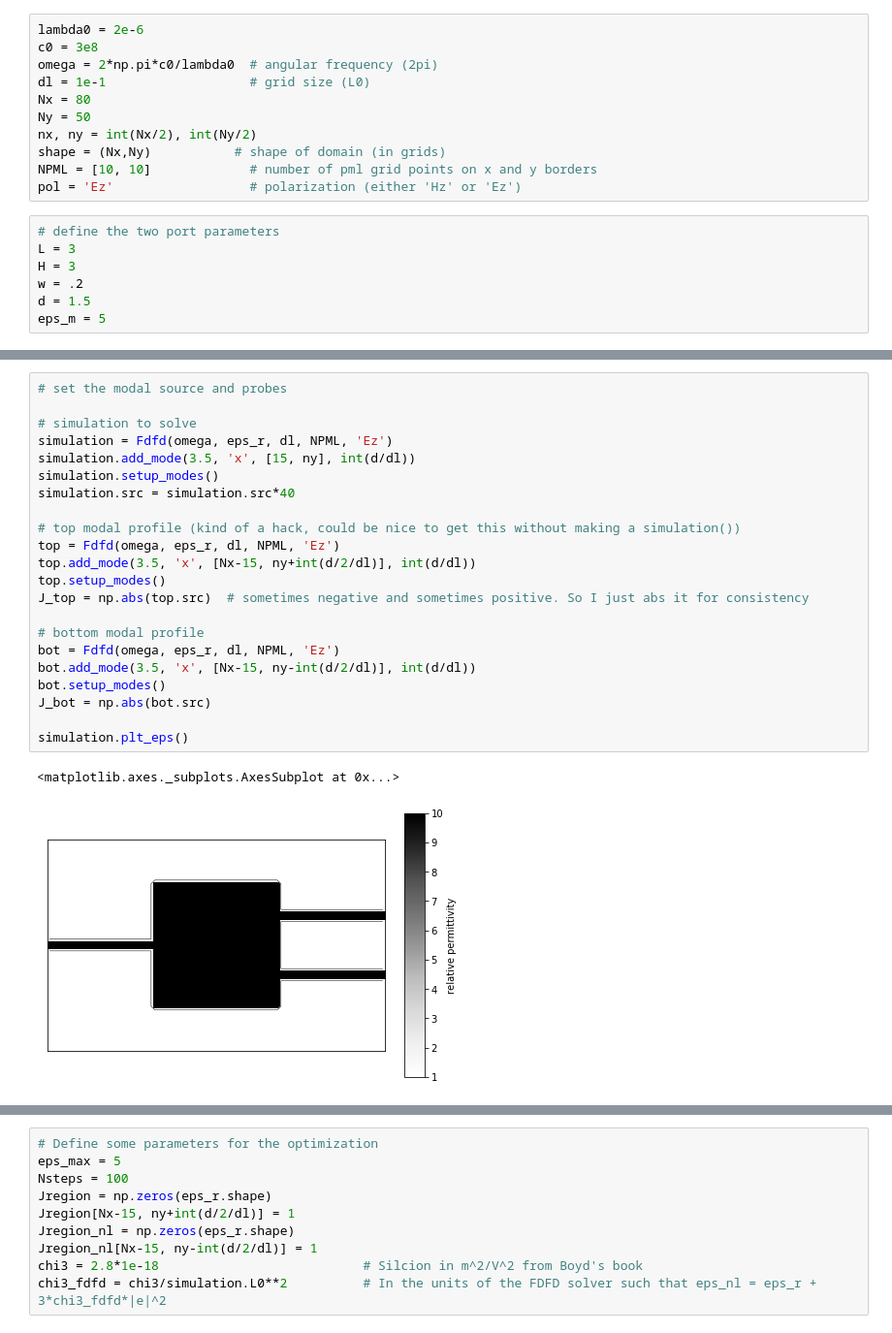
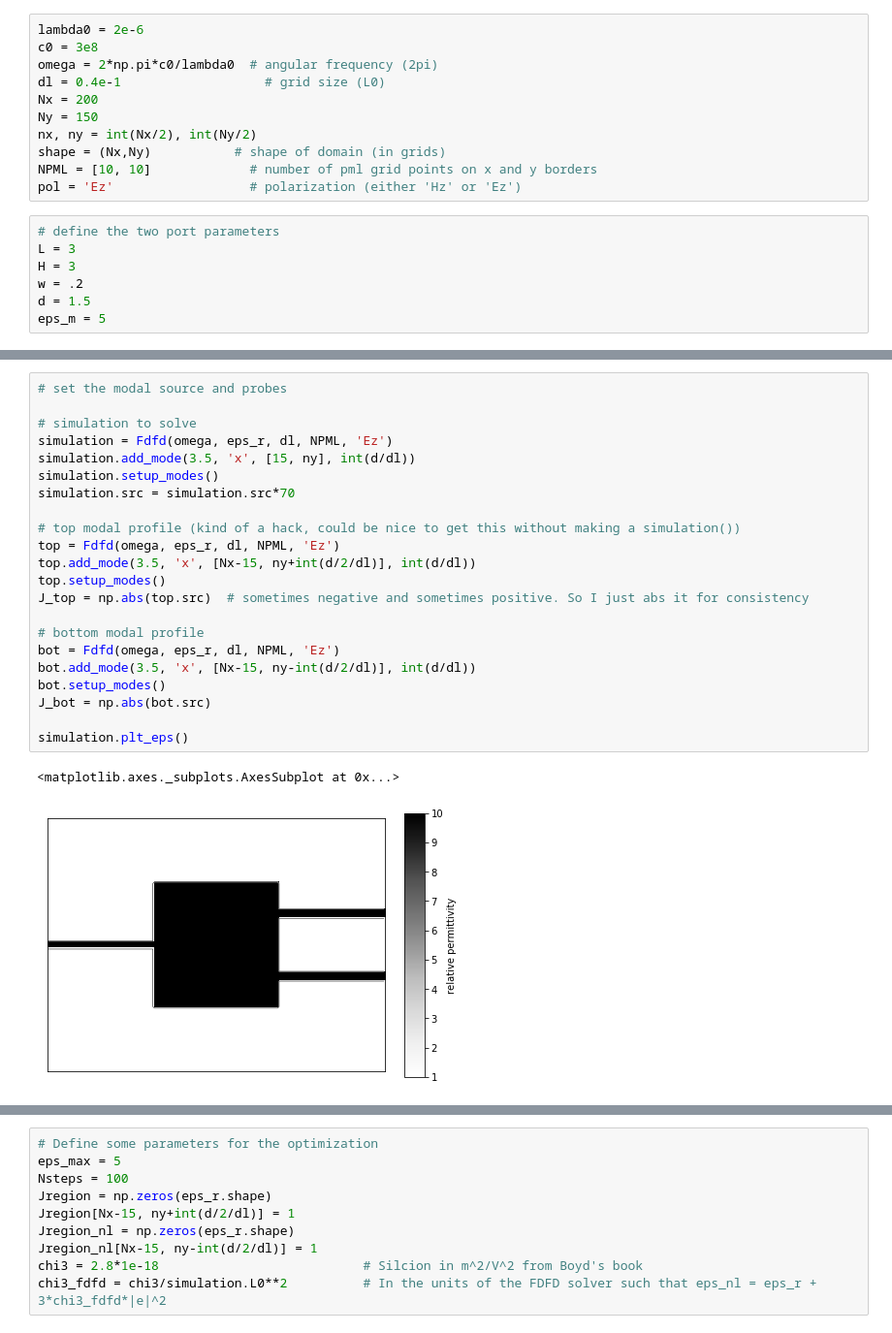
Before and after one commit to fancompute/angler, a Jupyter notebook: Notebooks/Three_Port.ipynb, the cells around one changed output, grey strips where cells are left out. Shown at 97% size. Cells and saved outputs as stored; diff of their text form.

```diff
--- a/Notebooks/Three_Port.ipynb
+++ b/Notebooks/Three_Port.ipynb
@@ -16,9 +19,9 @@ import scipy.sparse as sp
 lambda0 = 2e-6
 c0 = 3e8
 omega = 2*np.pi*c0/lambda0  # angular frequency (2pi)
-dl = 1e-1                   # grid size (L0)
-Nx = 80
-Ny = 50
+dl = 0.4e-1                   # grid size (L0)
+Nx = 200
+Ny = 150
 nx, ny = int(Nx/2), int(Ny/2)
 shape = (Nx,Ny)           # shape of domain (in grids)
 NPML = [10, 10]             # number of pml grid points on x and y borders
@@ -41,28 +44,28 @@ simulation.plt_eps()
 # %%
 # set the modal source and probes
 
 # simulation to solve
 simulation = Fdfd(omega, eps_r, dl, NPML, 'Ez')
 simulation.add_mode(3.5, 'x', [15, ny], int(d/dl))
 simulation.setup_modes()
-simulation.src = simulation.src*40
+simulation.src = simulation.src*70
 
 # top modal profile (kind of a hack, could be nice to get this without making a simulation())
 top = Fdfd(omega, eps_r, dl, NPML, 'Ez')
 top.add_mode(3.5, 'x', [Nx-15, ny+int(d/2/dl)], int(d/dl))
 top.setup_modes()
 J_top = np.abs(top.src)  # sometimes negative and sometimes positive. So I just abs it for consistency
 
 # bottom modal profile
 bot = Fdfd(omega, eps_r, dl, NPML, 'Ez')
 bot.add_mode(3.5, 'x', [Nx-15, ny-int(d/2/dl)], int(d/dl))
 bot.setup_modes()
 J_bot = np.abs(bot.src)
 
 simulation.plt_eps()
 # %% [output]
 <matplotlib.axes._subplots.AxesSubplot at 0x...>
-[figure, old version]
+[figure, new version]
 # %%
 # set source and solve for electromagnetic fields
 print(d/dl)
```
Also changed, not shown: parts of 14 cells of this notebook.
